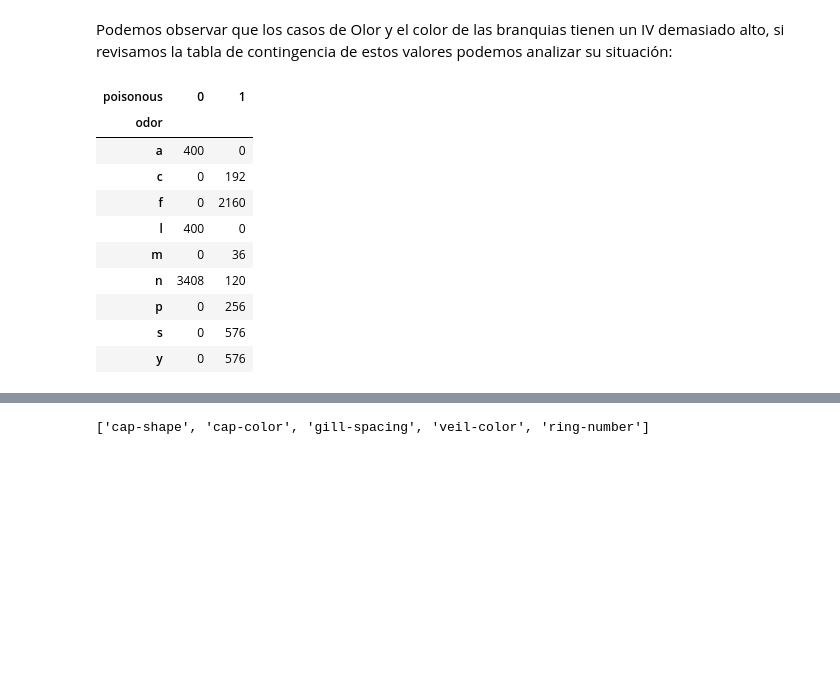
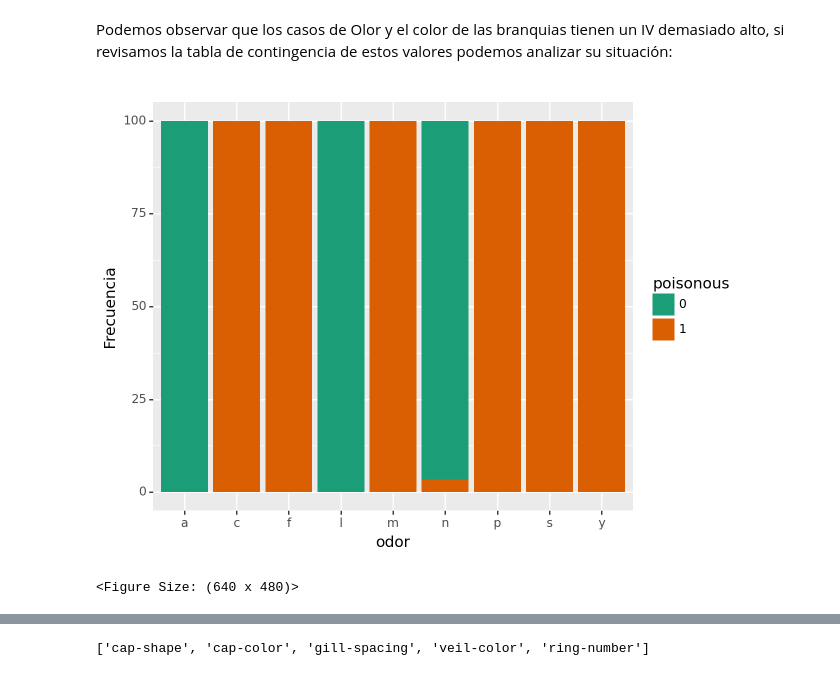
Before and after one commit to pinnzonandres/Proyecto_MLII, a Jupyter notebook: notebooks/exploration.ipynb, the cells around one changed output, grey strips where cells are left out. Saved outputs shown, nothing was run; the diff lists cells and outputs as text; code cells hidden in the pictures; blank space fills up the shorter version.

```diff
--- a/notebooks/exploration.ipynb
+++ b/notebooks/exploration.ipynb
@@ -216,6 +222,7 @@ Vamos a realizar un cambio en la variable de objetivo a un modelo binario, donde
 - 2: No es un hongo envenenado
 # %%
 df_target = df_target.replace({'p':1,'e':0})
+df_target = pd.Series(pd.Categorical(df_target), name='poisonous')
 df_target.value_counts()
 # %% [output]
 0    4208
@@ -398,18 +407,19 @@ iv_result.query("valor > 1 ").sort_values('valor', ascending=False)
 | stalk-root | 1.010700 |
 # %% [markdown]
 Podemos observar que los casos de Olor y el color de las branquias tienen un IV demasiado alto, si revisamos la tabla de contingencia de estos valores podemos analizar su situación:
-# %%
-odor_crosstab =  pd.crosstab(df_full['odor'], df_full['poisonous'])
-odor_crosstab
-# %% [output]
-| poisonous | 0 | 1 |
-| odor |  |  |
-| a | 400 | 0 |
-| c | 0 | 192 |
-| f | 0 | 2160 |
-| l | 400 | 0 |
-| m | 0 | 36 |
-| n | 3408 | 120 |
-| p | 0 | 256 |
-| s | 0 | 576 |
-| y | 0 | 576 |
+# %%
+from plotnine import ggplot, aes, geom_line, geom_bar, ylab, scale_fill_brewer
+
+t1 = pd.crosstab(df_full['odor'], df_full['poisonous'])
+p1 = t1.div(t1.sum(axis=1), axis=0) * 100
+p1_df = pd.DataFrame(p1).unstack().reset_index(drop=False).rename(columns={0:'Frecuencia'})
+p1_df
+
+(ggplot(p1_df)+
+ aes(x="odor", y = "Frecuencia", fill="poisonous") +
+ geom_bar(stat="identity") + ylab("Frecuencia") +
+ scale_fill_brewer(palette = 2, type = "qual")
+)
+# %% [output]
+[figure, added]
+<Figure Size: (640 x 480)>
```
Also changed, not shown: parts of 10 cells of this notebook, 1 other file.
